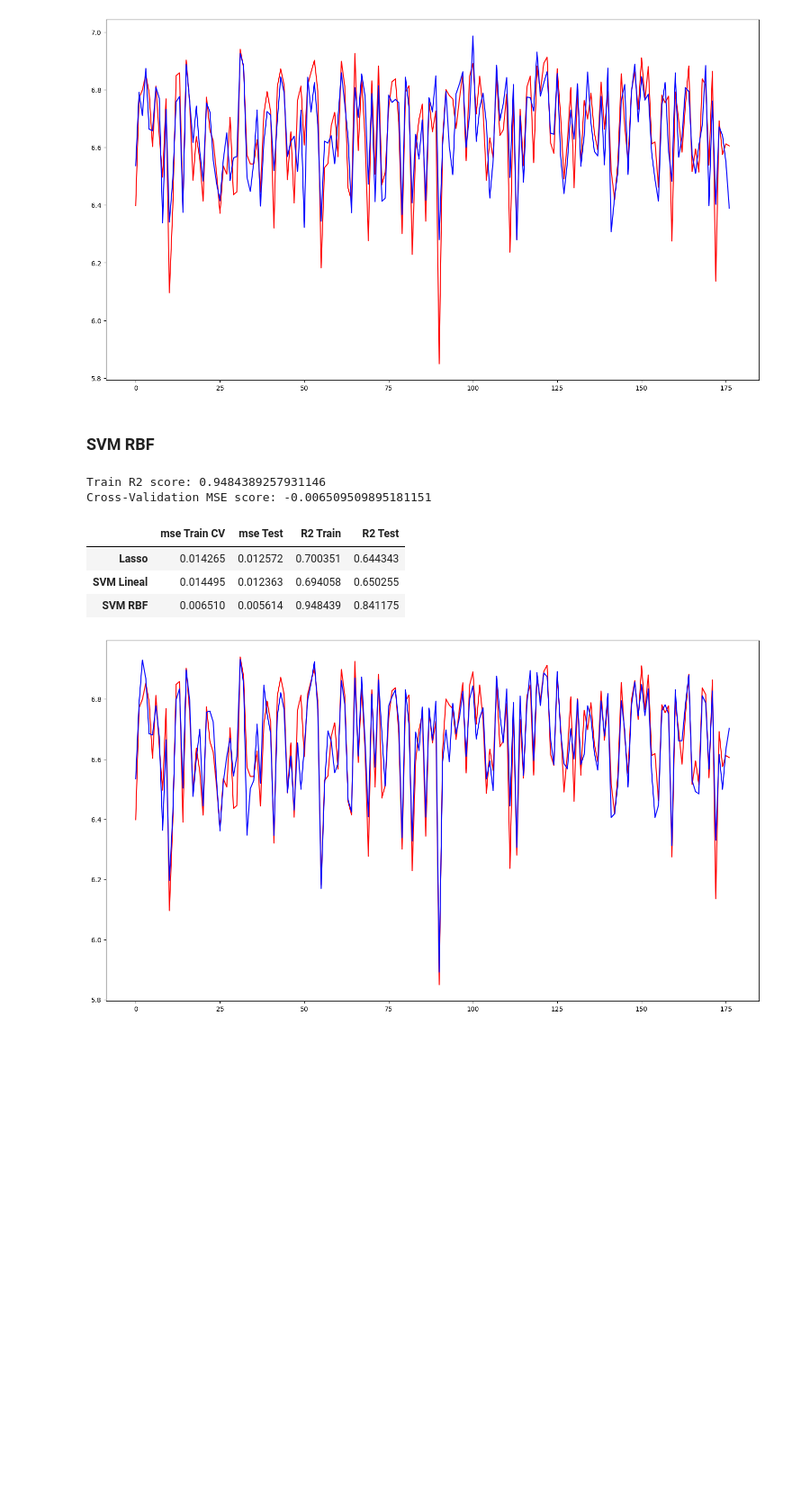
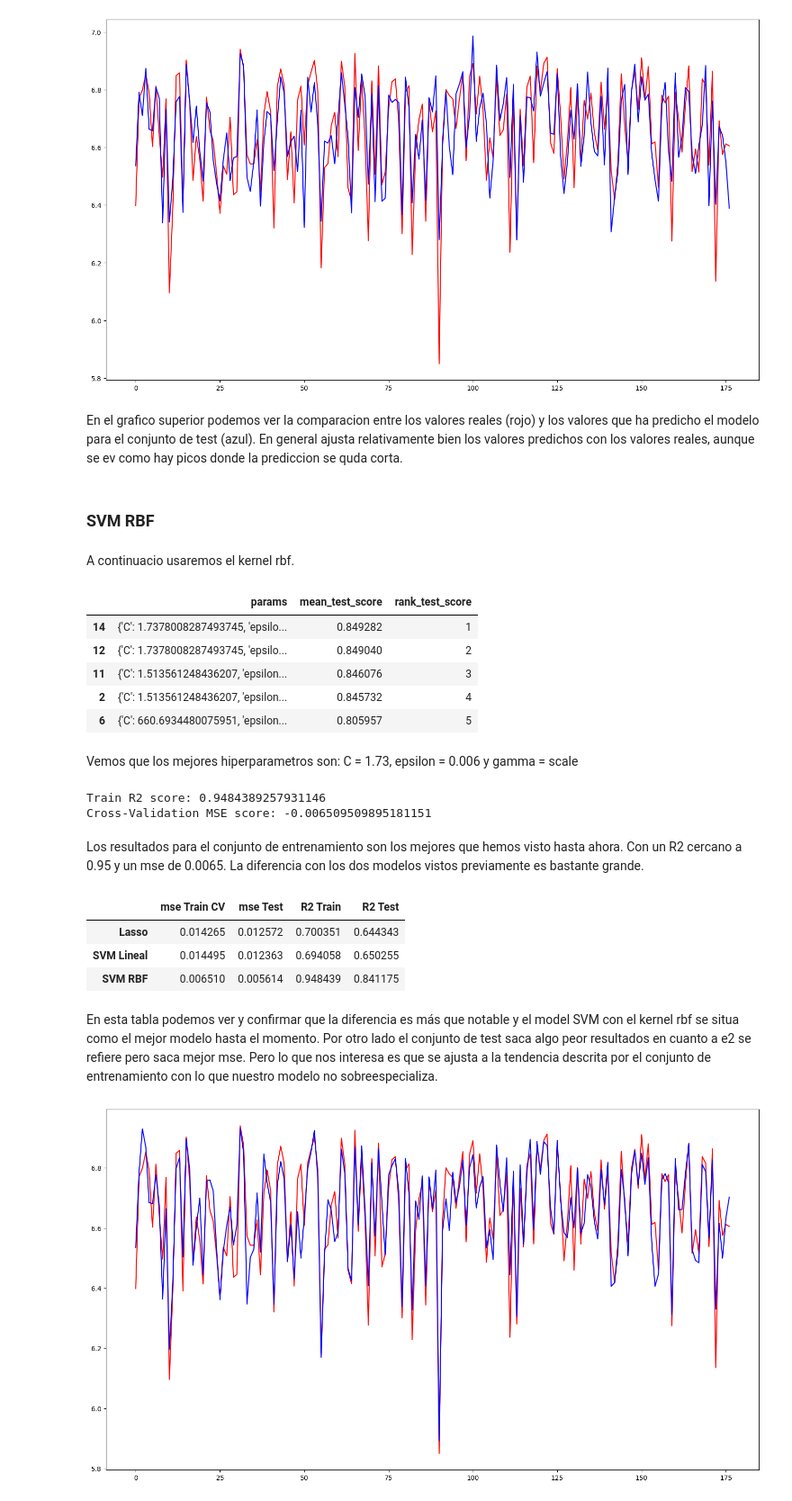
Before and after one commit to DesdenLK/APA, a Jupyter notebook: P4/P1_Llista4_Luca_Acosta_Iglesias.ipynb, the cells around one changed output. Shown at 90% size. Saved outputs shown, nothing was run; the diff lists cells and outputs as text; code cells hidden in the pictures; blank space fills up the shorter version.

```diff
--- a/P4/P1_Llista4_Luca_Acosta_Iglesias.ipynb
+++ b/P4/P1_Llista4_Luca_Acosta_Iglesias.ipynb
@@ -321,8 +384,12 @@ plt.plot(y_test.to_numpy(),'r');
 plt.plot(lsvr_gs.predict(X_test_scaled),'b');
 # %% [output]
 [figure]
+# %% [markdown]
+En el grafico superior podemos ver la comparacion entre los valores reales (rojo) y los valores que ha predicho el modelo para el conjunto de test (azul). En general ajusta relativamente bien los valores predichos con los valores reales, aunque se ev como hay picos donde la prediccion se quda corta.
 # %% [markdown]
 ### SVM RBF
+# %% [markdown]
+A continuacio usaremos el kernel rbf.
 # %%
 param = {'C':10**np.linspace(-3,3,101), 'gamma':['scale','auto'], 'epsilon':np.linspace(0,0.01,11)}
 
@@ -333,6 +400,17 @@ rbsvr_gs = BayesSearchCV(rbsvr,param,n_iter=15,
                         n_jobs=-1,
                         refit=True, random_state=0)
 rbsvr_gs.fit(X_train_scaled, y_train);
+# %%
+show_html(pd.DataFrame(rbsvr_gs.cv_results_).loc[:,['params', 'mean_test_score','rank_test_score']].sort_values(by='rank_test_score').head().to_html())
+# %% [output]
+|  | params | mean_test_score | rank_test_score |
+| 14 | {'C': 1.7378008287493745, 'epsilo... | 0.849282 | 1 |
+| 12 | {'C': 1.7378008287493745, 'epsilo... | 0.849040 | 2 |
+| 11 | {'C': 1.513561248436207, 'epsilon... | 0.846076 | 3 |
+| 2 | {'C': 1.513561248436207, 'epsilon... | 0.845732 | 4 |
+| 6 | {'C': 660.6934480075951, 'epsilon... | 0.805957 | 5 |
+# %% [markdown]
+Vemos que los mejores hiperparametros son: C = 1.73, epsilon = 0.006 y gamma = scale
 # %%
 rbsvr_gs.fit(X_train_scaled, y_train)
 
@@ -346,6 +424,8 @@ print('Train R2 score: {}\nCross-Validation MSE score: {}'.format(r2_rbsvr_gs, m
 # %% [output]
 Train R2 score: 0.9484389257931146
 Cross-Validation MSE score: -0.006509509895181151
+# %% [markdown]
+Los resultados para el conjunto de entrenamiento son los mejores que hemos visto hasta ahora. Con un R2 cercano a 0.95 y un mse de 0.0065. La diferencia con los dos modelos vistos previamente es bastante grande.
 # %%
 y_pred_rbsvr_gs = rbsvr_gs.predict(X_test_scaled)
 # %%
@@ -359,6 +439,8 @@ results
 | Lasso | 0.014265 | 0.012572 | 0.700351 | 0.644343 |
 | SVM Lineal | 0.014495 | 0.012363 | 0.694058 | 0.650255 |
 | SVM RBF | 0.006510 | 0.005614 | 0.948439 | 0.841175 |
+# %% [markdown]
+En esta tabla podemos ver y confirmar que la diferencia es más que notable y el model SVM con el kernel rbf se situa como el mejor modelo hasta el momento. Por otro lado el conjunto de test saca algo peor resultados en cuanto a e2 se refiere pero saca mejor mse. Pero lo que nos interesa es que se ajusta a la tendencia descrita por el conjunto de entrenamiento con lo que nuestro modelo no sobreespecializa.
 # %%
 plt.figure(figsize=(18,10))
 plt.plot(y_test.to_numpy(),'r');
```
Also changed, not shown: parts of 41 cells of this notebook.
